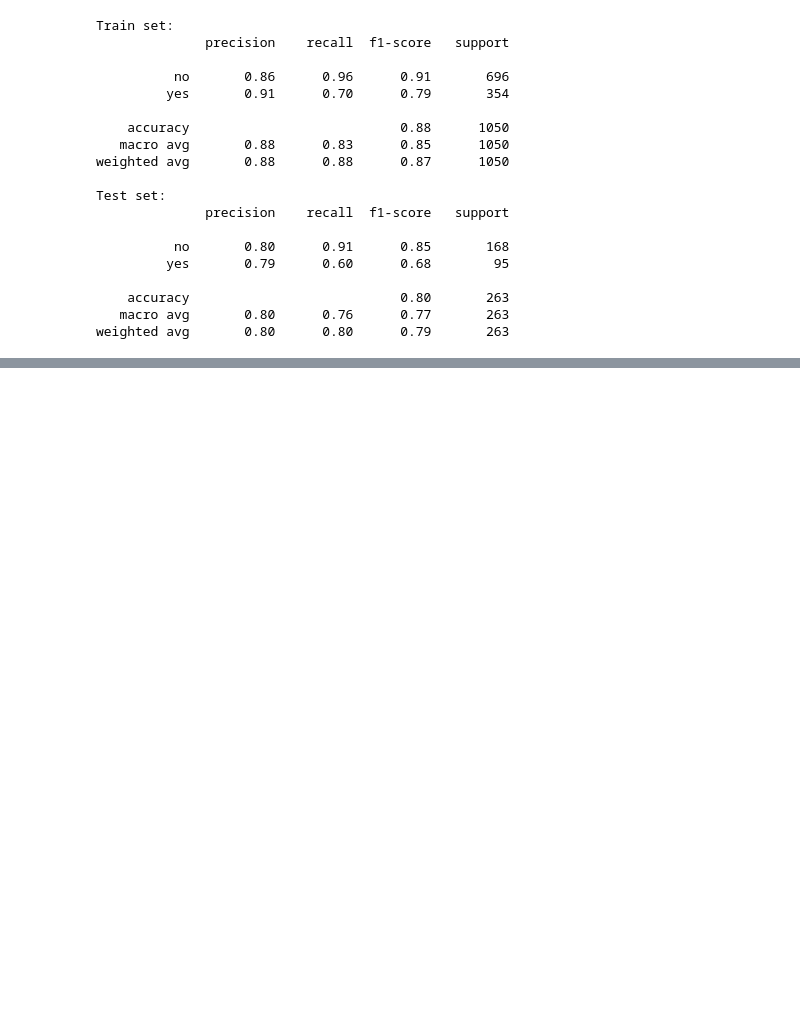
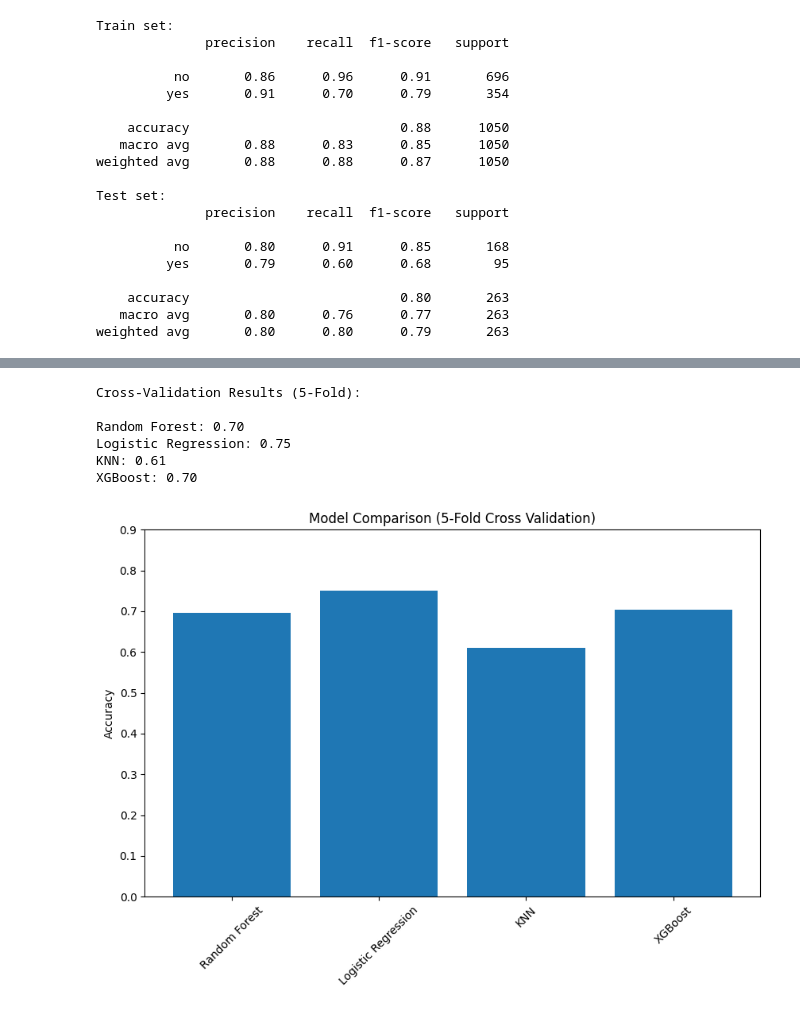
Before and after one commit to caseystijlaart/Fontys, a Jupyter notebook: sem-7-AI/ass/titanic.ipynb, the cells around one changed output, grey strips where cells are left out. Saved outputs shown, nothing was run; the diff lists cells and outputs as text; code cells hidden in the pictures; blank space fills up the shorter version.

```diff
--- a/sem-7-AI/ass/titanic.ipynb
+++ b/sem-7-AI/ass/titanic.ipynb
@@ -314,0 +354,40 @@ weighted avg       0.80      0.80      0.79       263
+# %%
+from sklearn.model_selection import cross_val_score
+
+models = {
+    "Random Forest": rf_model,
+    "Logistic Regression": lr_model,
+    "KNN": knn_model,
+    "XGBoost": xgb_model
+}
+
+print("Cross-Validation Results (5-Fold):\n")
+
+cv_results = {}
+
+for name, model in models.items():
+    scores = cross_val_score(model, x, y, cv=5, scoring='accuracy')
+    cv_results[name] = scores.mean()
+    print(f"{name}: {scores.mean():.2f}")
+# %% [output]
+Cross-Validation Results (5-Fold):
+
+Random Forest: 0.70
+Logistic Regression: 0.75
+KNN: 0.61
+XGBoost: 0.70
+# %%
+import matplotlib.pyplot as plt
+
+names = list(cv_results.keys())
+scores = list(cv_results.values())
+
+plt.figure(figsize=(10,6))
+plt.bar(names, scores)
+plt.xticks(rotation=45)
+plt.ylabel("Accuracy")
+plt.title("Model Comparison (5-Fold Cross Validation)")
+plt.ylim(0.0, 0.9)
+plt.show()
+# %% [output]
+[figure, added]
```
Also changed, not shown: parts of 10 cells of this notebook.
